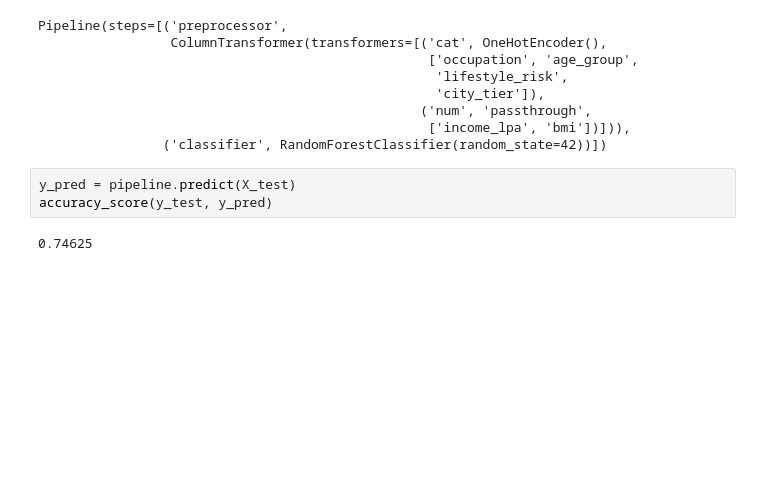
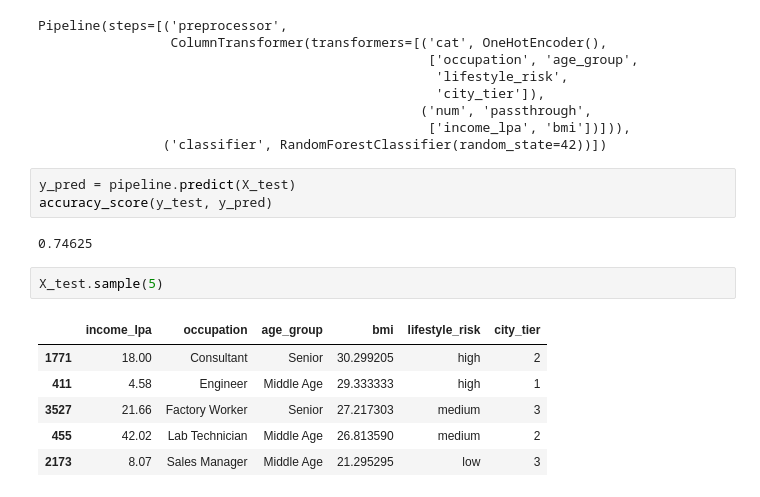
Before and after one commit to Bhavishya007-bit/FastAPI, a Jupyter notebook: Project/ml_model.ipynb, the cells around one changed output. Saved outputs shown, nothing was run; the diff lists cells and outputs as text; blank space fills up the shorter version.

```diff
--- a/Project/ml_model.ipynb
+++ b/Project/ml_model.ipynb
@@ -78,3 +78,12 @@ y_pred = pipeline.predict(X_test)
 accuracy_score(y_test, y_pred)
 # %% [output]
 0.74625
+# %%
+X_test.sample(5)
+# %% [output]
+|  | income_lpa | occupation | age_group | bmi | lifestyle_risk | city_tier |
+| 1771 | 18.00 | Consultant | Senior | 30.299205 | high | 2 |
+| 411 | 4.58 | Engineer | Middle Age | 29.333333 | high | 1 |
+| 3527 | 21.66 | Factory Worker | Senior | 27.217303 | medium | 3 |
+| 455 | 42.02 | Lab Technician | Middle Age | 26.813590 | medium | 2 |
+| 2173 | 8.07 | Sales Manager | Middle Age | 21.295295 | low | 3 |
```
Also changed, not shown: parts of 1 cell of this notebook.
